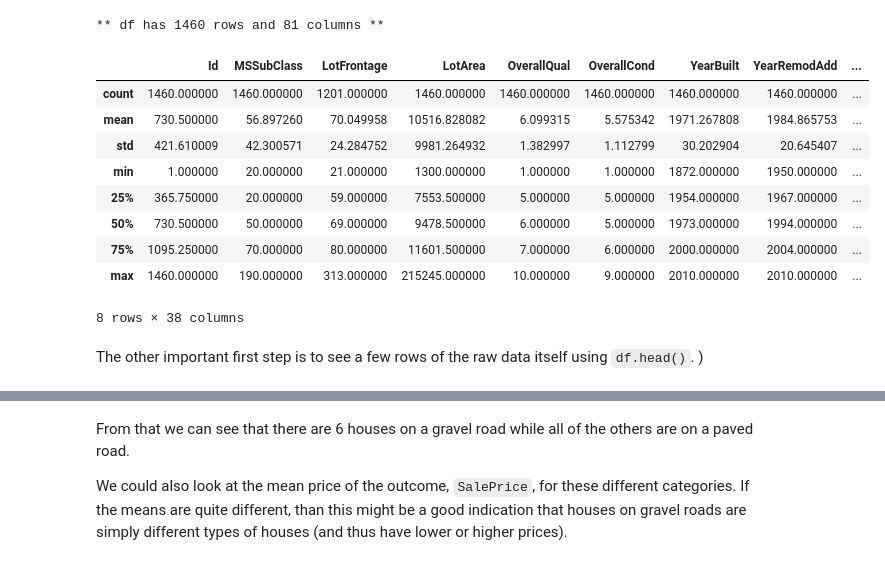
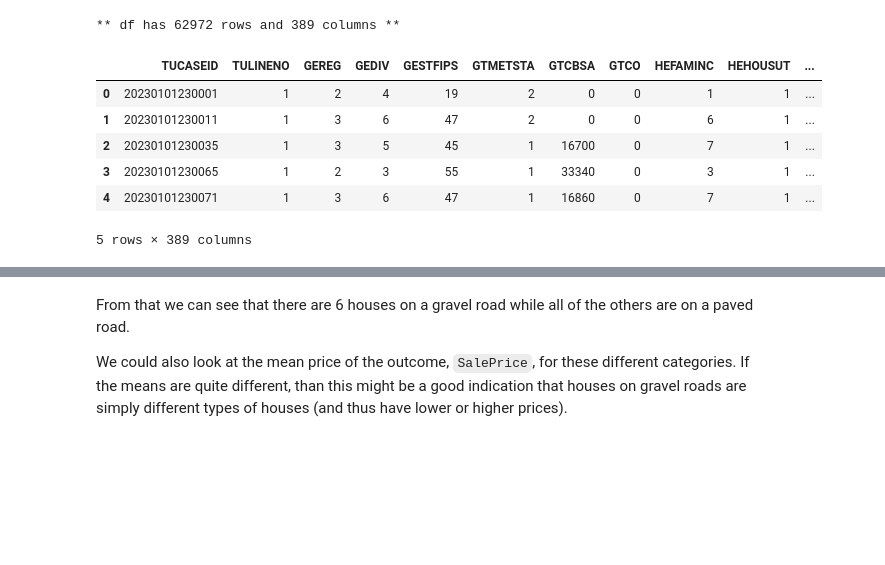
Before and after one commit to EdwinSavelson/CS3120_Final_Project, a Jupyter notebook: Edwin_Savelson_Final_Project_pynb.ipynb, the cells around one changed output, grey strips where cells are left out. Cells and saved outputs as stored; diff of their text form; code cells hidden in the pictures; blank space fills up the shorter version.

Commit message:
Project Milestone

```diff
--- a/Edwin_Savelson_Final_Project_pynb.ipynb
+++ b/Edwin_Savelson_Final_Project_pynb.ipynb
@@ -30,18 +53,13 @@ Let's now quickly open the file and use `df.describe()` to see what it looks lik
 # %%
-df = pd.read_csv('https://raw.githubusercontent.com/sgeinitz/CS3120/refs/heads/main/lab2_data_ames_housing.csv')
+df = pd.read_csv('https://raw.githubusercontent.com/EdwinSavelson/CS3120_Final_Project/refs/heads/main/atuscps_2023.dat')
 print(f"** df has {df.shape[0]} rows and {df.shape[1]} columns **")
-df.describe()
+df.head()
 # %% [output]
-** df has 1460 rows and 81 columns **
+** df has 62972 rows and 389 columns **
-|  | Id | MSSubClass | LotFrontage | LotArea | OverallQual | OverallCond | YearBuilt | YearRemodAdd | ... |
-| count | 1460.000000 | 1460.000000 | 1201.000000 | 1460.000000 | 1460.000000 | 1460.000000 | 1460.000000 | 1460.000000 | ... |
-| mean | 730.500000 | 56.897260 | 70.049958 | 10516.828082 | 6.099315 | 5.575342 | 1971.267808 | 1984.865753 | ... |
-| std | 421.610009 | 42.300571 | 24.284752 | 9981.264932 | 1.382997 | 1.112799 | 30.202904 | 20.645407 | ... |
-| min | 1.000000 | 20.000000 | 21.000000 | 1300.000000 | 1.000000 | 1.000000 | 1872.000000 | 1950.000000 | ... |
-| 25% | 365.750000 | 20.000000 | 59.000000 | 7553.500000 | 5.000000 | 5.000000 | 1954.000000 | 1967.000000 | ... |
-| 50% | 730.500000 | 50.000000 | 69.000000 | 9478.500000 | 6.000000 | 5.000000 | 1973.000000 | 1994.000000 | ... |
-| 75% | 1095.250000 | 70.000000 | 80.000000 | 11601.500000 | 7.000000 | 6.000000 | 2000.000000 | 2004.000000 | ... |
-| max | 1460.000000 | 190.000000 | 313.000000 | 215245.000000 | 10.000000 | 9.000000 | 2010.000000 | 2010.000000 | ... |
+|  | TUCASEID | TULINENO | GEREG | GEDIV | GESTFIPS | GTMETSTA | GTCBSA | GTCO | HEFAMINC | HEHOUSUT | ... |
+| 0 | 20230101230001 | 1 | 2 | 4 | 19 | 2 | 0 | 0 | 1 | 1 | ... |
+| 1 | 20230101230011 | 1 | 3 | 6 | 47 | 2 | 0 | 0 | 6 | 1 | ... |
+| 2 | 20230101230035 | 1 | 3 | 5 | 45 | 1 | 16700 | 0 | 7 | 1 | ... |
+| 3 | 20230101230065 | 1 | 2 | 3 | 55 | 1 | 33340 | 0 | 3 | 1 | ... |
+| 4 | 20230101230071 | 1 | 3 | 6 | 47 | 1 | 16860 | 0 | 7 | 1 | ... |
-8 rows × 38 columns
+5 rows × 389 columns
-# %% [markdown]
-The other important first step is to see a few rows of the raw data itself using `df.head()`. )
```
Also changed, not shown: parts of 11 cells of this notebook.
